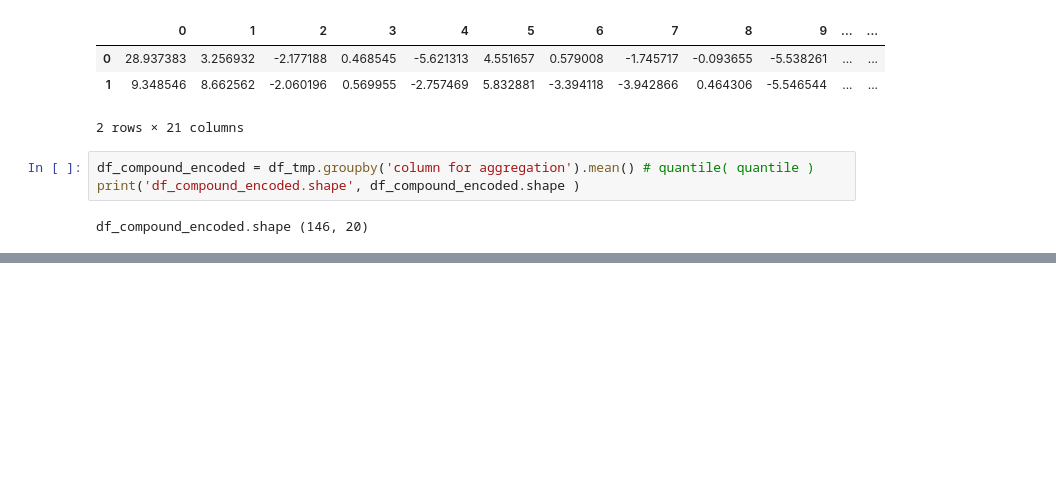
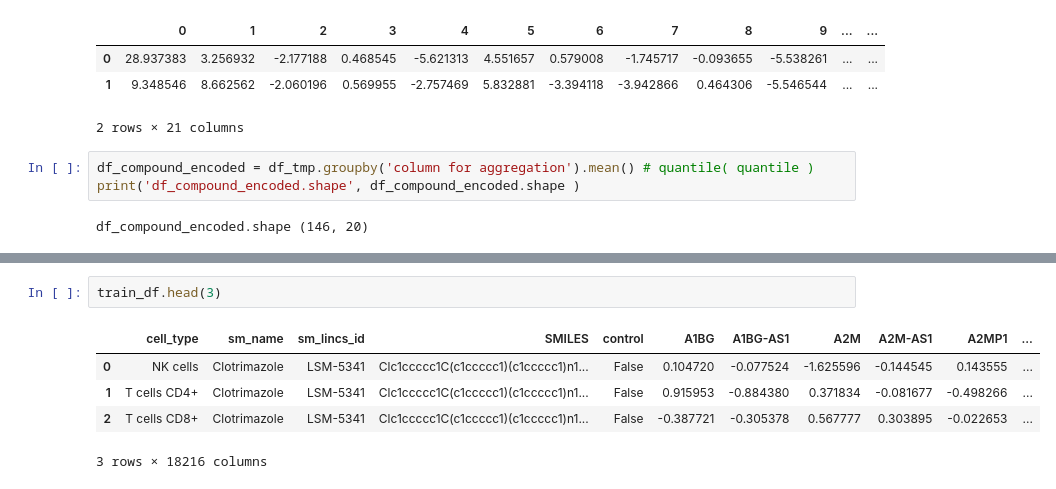
Before and after one commit to ygrepo/SingleCellPerturbations, a Jupyter notebook: Python/model_1.ipynb, the cells around one changed output, grey strips where cells are left out. Drawn from its saved outputs; the diff is of its cells as text; blank space fills up the shorter version.

```diff
--- a/Python/model_1.ipynb
+++ b/Python/model_1.ipynb
@@ -124 +138,9 @@ print( X_submit.shape )
+# %%
+train_df.head(3)
+# %% [output]
+|  | cell_type | sm_name | sm_lincs_id | SMILES | control | A1BG | A1BG-AS1 | A2M | A2M-AS1 | A2MP1 | ... |
+| 0 | NK cells | Clotrimazole | LSM-5341 | Clc1ccccc1C(c1ccccc1)(c1ccccc1)n1... | False | 0.104720 | -0.077524 | -1.625596 | -0.144545 | 0.143555 | ... |
+| 1 | T cells CD4+ | Clotrimazole | LSM-5341 | Clc1ccccc1C(c1ccccc1)(c1ccccc1)n1... | False | 0.915953 | -0.884380 | 0.371834 | -0.081677 | -0.498266 | ... |
+| 2 | T cells CD8+ | Clotrimazole | LSM-5341 | Clc1ccccc1C(c1ccccc1)(c1ccccc1)n1... | False | -0.387721 | -0.305378 | 0.567777 | 0.303895 | -0.022653 | ... |
+3 rows × 18216 columns
 # %%
```
Also changed, not shown: parts of 9 cells of this notebook, 2 other files.
